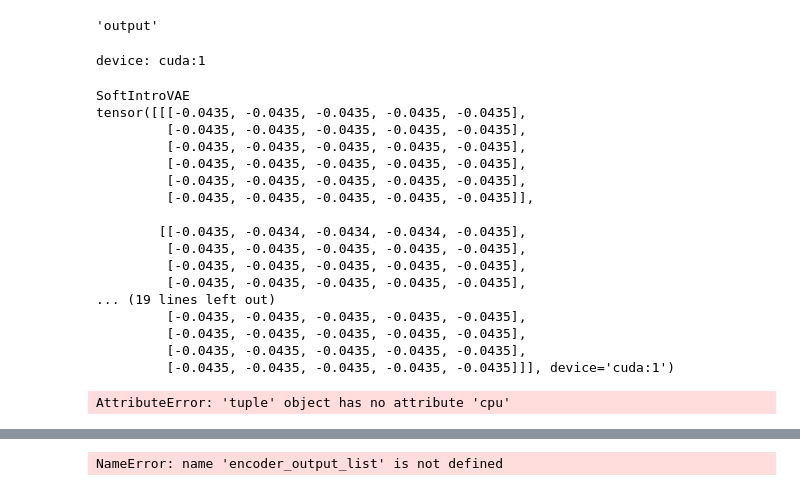
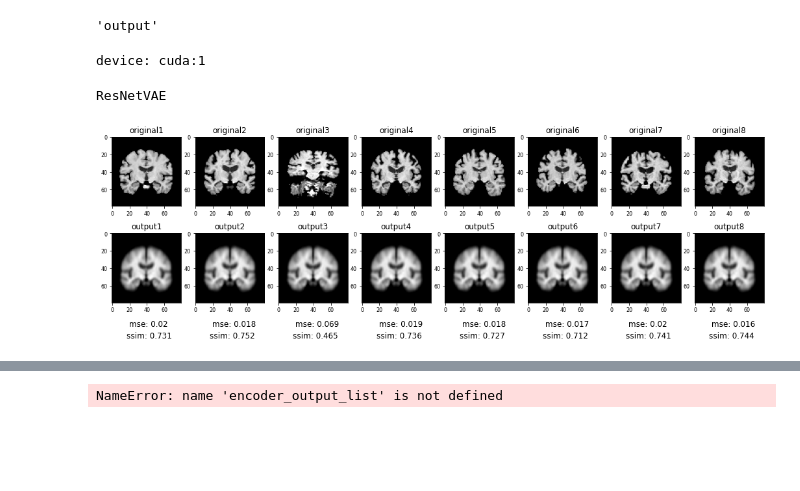
Before and after one commit to M-hayatooo/Soft-intro-VAE-for-3D-MRI, a Jupyter notebook: testshow.ipynb, the cells around one changed output, grey strips where cells are left out. Saved outputs shown, nothing was run; the diff lists cells and outputs as text; code cells hidden in the pictures; blank space fills up the shorter version.

```diff
--- a/testshow.ipynb
+++ b/testshow.ipynb
@@ -80,7 +80,9 @@ def parser():
     parser.add_argument("--n_train", type=float, default=0.8)
     parser.add_argument("--train_or_loadnet", type=str, default="loadnet")    # train or loadnet
     parser.add_argument("--model", type=str, default="CAE")     # VAE or CAE
-    args = parser.parse_args(args=['--model','SoftIntroVAE'])
+    #以下を変更でmodelなど変更
+#    args = parser.parse_args(args=['--model','SoftIntroVAE'])
+    args = parser.parse_args(args=['--model','ResNetVAE'])
     return args
 
 
@@ -462,6 +464,7 @@ device = torch.device("cuda:1" if torch.cuda.is_available() and True else "cpu")
 print("device:", device)
 
 train_loader, val_loader = load_dataloader(args.n_train, args.batch_size)
+output_cpu = []
 
 if args.model == "SoftIntroVAE":
     print("SoftIntroVAE")
@@ -472,21 +475,21 @@ if args.model == "SoftIntroVAE":
     weight_name = 'softintrovae_weight_epoch299.pth'
     net.load_state_dict( torch.load(log_path + weight_name) )
 #    net.load_state_dict(torch.load(log_path+'softintrovae_weight_epoch298.pth'), strict=False)
-
-    val_loader_iter = iter(train_loader)
+#    val_loader_iter = iter(train_loader)  元はこのcodeになってた..
+    val_loader_iter = iter(val_loader)
     image, _ = next(val_loader_iter)
     image = image.to(device)
     net.to(device)
     net.eval()
     with torch.no_grad():
-        output = net(image)
+        _, _, _, output = net(image) # ここdataclassなどで分かりやすくしたい
+#  {{ mu, logvar, z, x_re }}
+    image = image.cpu()
 
-    image = image.cpu()
-    print(output[0][0][0])
-    exit
-    output = output.cpu()
+    for out in output:
+        output_cpu.append(out.cpu())
 
-    show_image(image, output)
+    show_image(image, output_cpu)
 
 
 elif args.model == "VAE":
@@ -517,57 +520,41 @@ elif args.model == "VAE":
 elif args.model == "CAE":
     print("CAE")
     log_path = "./logs/" + args.log + "_cae/"
     os.makedirs(log_path, exist_ok=True)
     net = models.Cae()
     net.load_state_dict(torch.load(log_path+'cae_weight.pth'))
-    val_loader_iter = iter(train_loader)
+    val_loader_iter = iter(val_loader)
+#    val_loader_iter = iter(train_loader)
     image, _ = next(val_loader_iter)
     image = image.to(device)
     net.to(device)
     net.eval()
     with torch.no_grad():
         output = net(image)
 
     image = image.cpu()
     output = output.cpu()
     show_image(image, output)
 
 
-
-elif args.model == "Cae_nearest":
-    print("Cae_nearest")
-    log_path = "./logs/" + args.log + "_cae_nearest/"
+elif args.model == "ResNetVAE":
+    print("ResNetVAE")
+    log_path = "./logs/" + args.log + "_ResNetVAE/"
     os.makedirs(log_path, exist_ok=True)
-    net = models.Cae()
-    net.load_state_dict(torch.load(log_path+'cae_nearest_weight_200.pth'))
-    val_loader_iter = iter(train_loader)
+    net = models.ResNetVAE(12, [[12,1,2],[24,1,2],[32,2,2],[48,2,2]])
+    net.load_state_dict(torch.load(log_path+'resnetvae_weight.pth'))
+    val_loader_iter = iter(val_loader)
     image, _ = next(val_loader_iter)
     image = image.to(device)
     net.to(device)
     net.eval()
     with torch.no_grad():
-        output = net(image)
+        output, _, _ = net(image)
 
     image = image.cpu()
     output = output.cpu()
     show_image(image, output)
 # %% [output]
 device: cuda:1
-SoftIntroVAE
-tensor([[[-0.0435, -0.0435, -0.0435, -0.0435, -0.0435],
-         [-0.0435, -0.0435, -0.0435, -0.0435, -0.0435],
-         [-0.0435, -0.0435, -0.0435, -0.0435, -0.0435],
-         [-0.0435, -0.0435, -0.0435, -0.0435, -0.0435],
-         [-0.0435, -0.0435, -0.0435, -0.0435, -0.0435],
-         [-0.0435, -0.0435, -0.0435, -0.0435, -0.0435]],
-
-        [[-0.0435, -0.0434, -0.0434, -0.0434, -0.0435],
-         [-0.0435, -0.0435, -0.0435, -0.0435, -0.0435],
-         [-0.0435, -0.0435, -0.0435, -0.0435, -0.0435],
-         [-0.0435, -0.0435, -0.0435, -0.0435, -0.0435],
-... (19 lines left out)
-         [-0.0435, -0.0435, -0.0435, -0.0435, -0.0435],
-         [-0.0435, -0.0435, -0.0435, -0.0435, -0.0435],
-         [-0.0435, -0.0435, -0.0435, -0.0435, -0.0435],
-         [-0.0435, -0.0435, -0.0435, -0.0435, -0.0435]]], device='cuda:1')
+ResNetVAE
-AttributeError: 'tuple' object has no attribute 'cpu'
+[figure, added]
```
Also changed, not shown: parts of 3 cells of this notebook.
